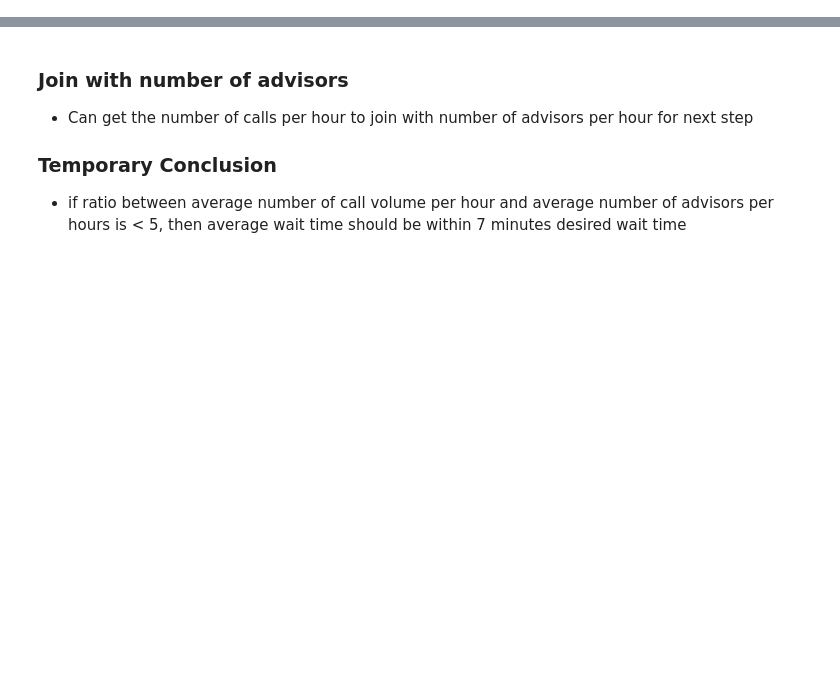
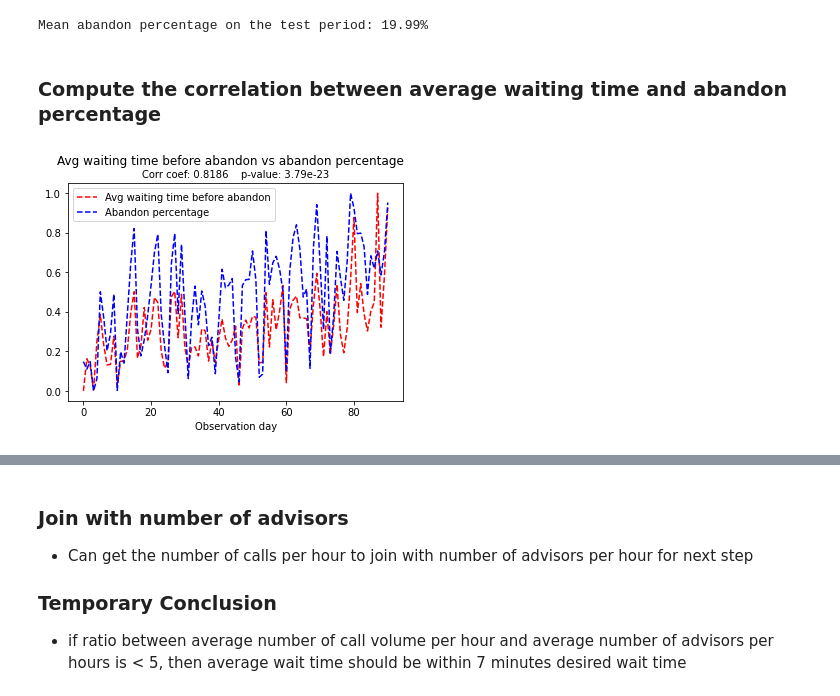
Before and after one commit to aiglobalpros/AI_Call_Center, a Jupyter notebook: notebooks/ROI.ipynb, the cells around one changed output, grey strips where cells are left out. Saved outputs shown, nothing was run; the diff lists cells and outputs as text; code cells hidden in the pictures; blank space fills up the shorter version.

```diff
--- a/notebooks/ROI.ipynb
+++ b/notebooks/ROI.ipynb
@@ -191,0 +76,7 @@ out[out['date'] > '2020-01-01']
+# %%
+perfo_df = pd.read_csv(dataset_path + 'performance_centre_appels_sept2017_mars2020.csv', encoding='iso-8859-1')
+perfo_df.columns = ['week_day', 'date', 'total_calls', 'accept', 'accept_percent', 'abandon', 'abandon_percent',
+                'SLA', 'avg_time_treat', 'avg_time_engage', 'avg_time_accept', 'avg_time_abadon',
+                'max_time_accept', 'max_time_abandon', 'accept_percent_no_attend', 'abandon_during_ring',
+                'abandon_short', 'other']
+perfo_df.head()
@@ -191,0 +99,40 @@ out[out['date'] > '2020-01-01']
+# %%
+# Convert the average time from minutes to hours
+perfo_df['avg_time_accept_min'] = perfo_df['avg_time_accept'] / 60.
+perfo_df['avg_time_abandon_min'] = perfo_df['avg_time_abadon'] / 60.
+
+# Set he abandon percentage
+perfo_df['abandon_percentage'] = perfo_df['abandon_percent'] * 100.
+
+# Define the start of the test period
+test_df = perfo_df[perfo_df['date'] >= '2020-01-01'].copy()
+
+#
+mean_abandon = test_df['abandon_percentage'].mean()
+print('Mean abandon percentage on the test period: %.2f%%' % mean_abandon)
+# %% [output]
+Mean abandon percentage on the test period: 19.99%
+# %% [markdown]
+### Compute the correlation between average waiting time and abandon percentage
+# %%
+x  = range(test_df.shape[0])
+
+# Scale the data
+scaler.fit(test_df[['avg_time_abandon_min', 'abandon_percentage']])
+y = scaler.transform(test_df[['avg_time_abandon_min', 'abandon_percentage']])
+y1 = y[:, 0]
+y2 = y[:, 1]
+
+# Do a pearson correlation analysis
+pearson_r , p_val = stats.pearsonr(y1, y2)
+title_str = 'Corr coef: {0:.4f}    p-value: {1:.2e}'.format(pearson_r , p_val)
+
+plt.suptitle('Avg waiting time before abandon vs abandon percentage')
+plt.title(title_str, size=10)
+plt.plot(x, y1, 'r--', label='Avg waiting time before abandon')
+plt.plot(x, y2, 'b--', label='Abandon percentage')
+plt.xlabel('Observation day')
+plt.legend()
+plt.show()
+# %% [output]
+[figure, added]
```
Also changed, not shown: parts of 49 cells of this notebook.
